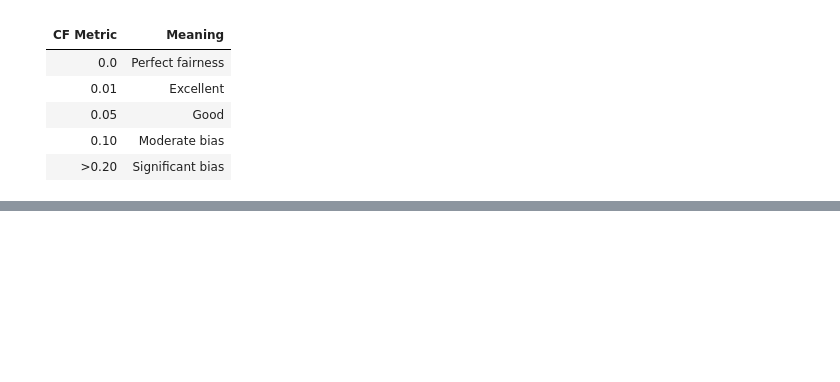
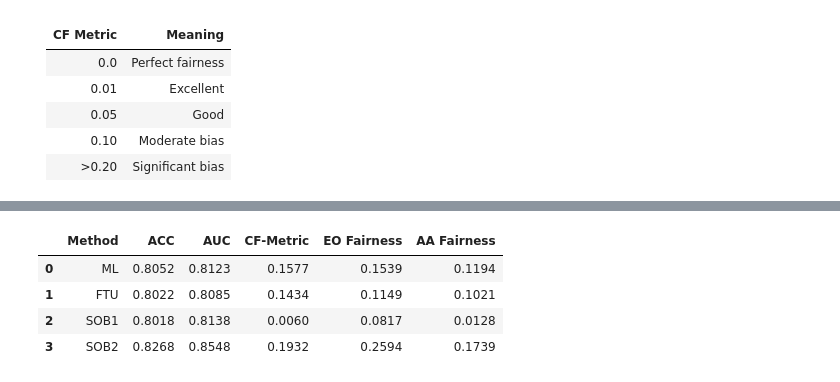
Before and after one commit to rathodakashnayak/DBMS-OB-Project, a Jupyter notebook: Project.ipynb, the cells around one changed output, grey strips where cells are left out. Drawn from its saved outputs; the diff is of its cells as text; code cells hidden in the pictures; blank space fills up the shorter version.

```diff
--- a/Project.ipynb
+++ b/Project.ipynb
@@ -315,0 +426,17 @@ print(cf_metric)
+# %%
+selector = LogisticRegression(
+    penalty='l1',
+    solver='liblinear',
+    C=0.05,
+    max_iter=5000
+)
+
+selector.fit(X_ob,y)
+
+important = (
+    np.abs(
+        selector.coef_[0]
+    ) > 1e-6
+)
+
+X_sob = X_ob[:,important]
@@ -315,0 +600,66 @@ print(cf_metric)
+# %%
+results = []
+
+# ML
+results.append(
+    ["ML"] +
+    compute_metrics(
+        y_test_ml,
+        pred_ml,
+        prob_ml,
+        S_test_ml["sex"]
+    )
+)
+
+# FTU
+results.append(
+    ["FTU"] +
+    compute_metrics(
+        y_test,
+        pred_ftu,
+        prob_ftu,
+        S_test["sex"]
+    )
+)
+
+# SOB1
+results.append(
+    ["SOB1"] +
+    compute_metrics(
+        y_test_sob,
+        pred_sob1,
+        prob_sob1,
+        S_test_sob["sex"]
+    )
+)
+
+# SOB2
+results.append(
+    ["SOB2"] +
+    compute_metrics(
+        y_test_sob2,
+        pred_sob2,
+        prob_sob2,
+        S_test_sob2["sex"]
+    )
+)
+
+results_df = pd.DataFrame(
+    results,
+    columns=[
+        "Method",
+        "ACC",
+        "AUC",
+        "CF-Metric",
+        "EO Fairness",
+        "AA Fairness"
+    ]
+)
+
+results_df
+# %% [output]
+|  | Method | ACC | AUC | CF-Metric | EO Fairness | AA Fairness |
+| 0 | ML | 0.8052 | 0.8123 | 0.1577 | 0.1539 | 0.1194 |
+| 1 | FTU | 0.8022 | 0.8085 | 0.1434 | 0.1149 | 0.1021 |
+| 2 | SOB1 | 0.8018 | 0.8138 | 0.0060 | 0.0817 | 0.0128 |
+| 3 | SOB2 | 0.8268 | 0.8548 | 0.1932 | 0.2594 | 0.1739 |
```
Also changed, not shown: parts of 17 cells of this notebook, 3 other files.
